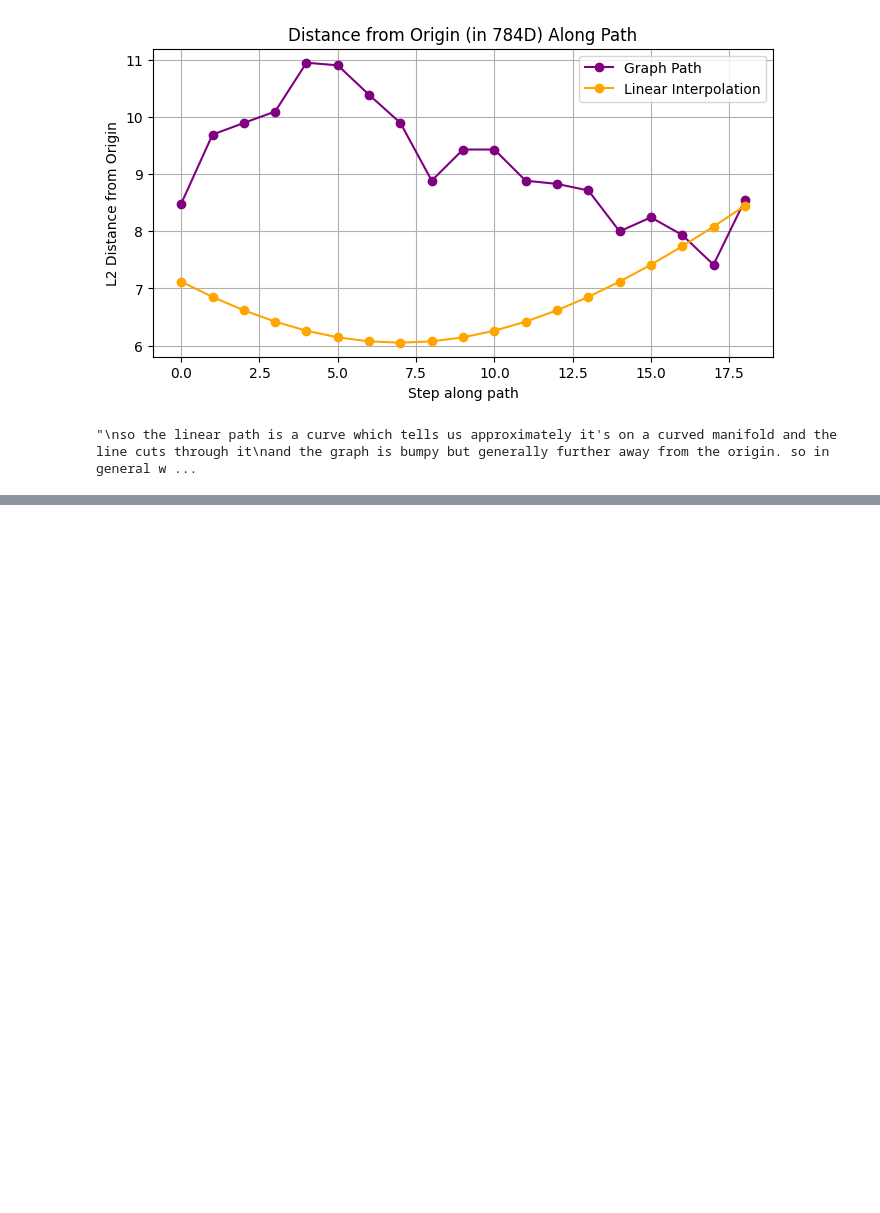
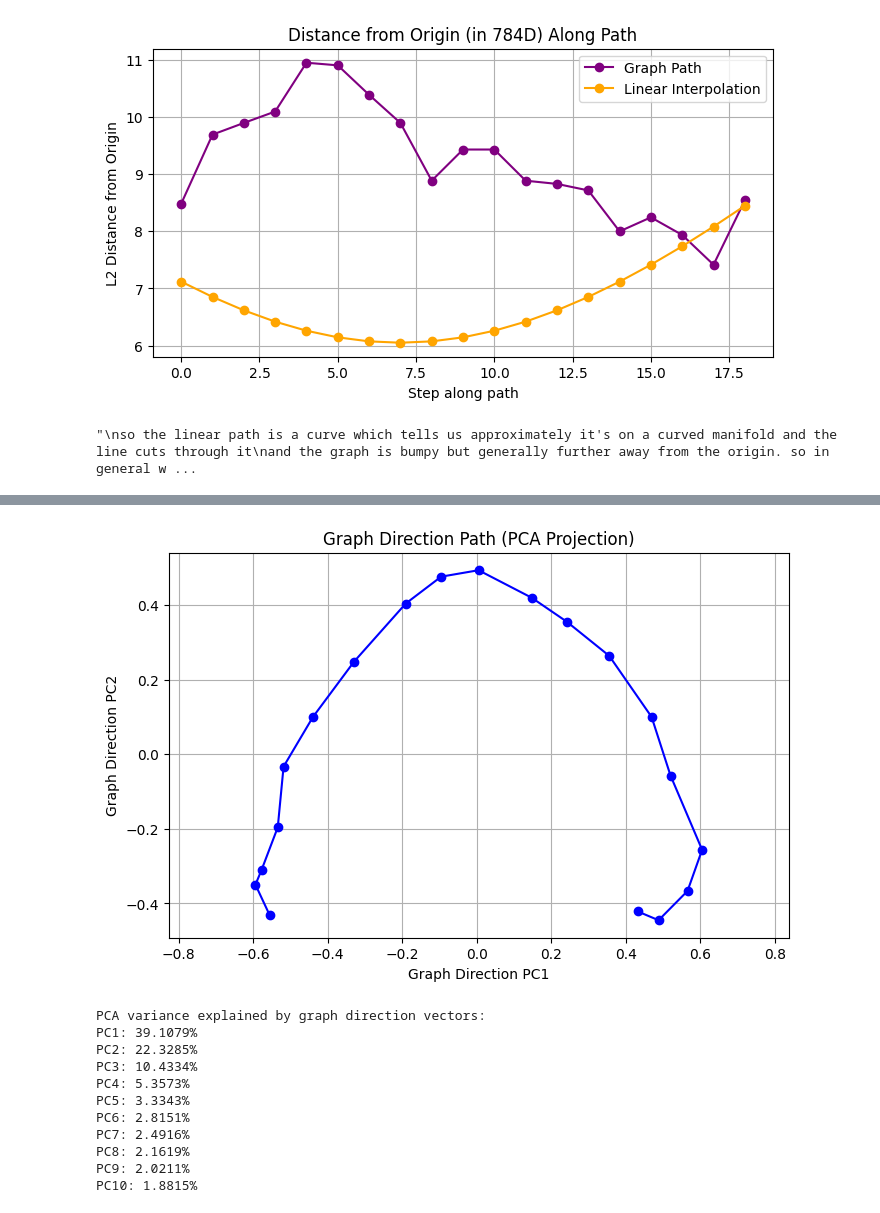
Before and after one commit to Antel0pe/SpaceOfMNIST-Digits, a Jupyter notebook: ExploringDimensions.ipynb, the cells around one changed output, grey strips where cells are left out. Drawn from its saved outputs; the diff is of its cells as text; code cells hidden in the pictures; blank space fills up the shorter version.

```diff
--- a/ExploringDimensions.ipynb
+++ b/ExploringDimensions.ipynb
@@ -892,0 +978,45 @@ that the manifold is further away on the edges of the 784d space
+# %%
+import numpy as np
+import matplotlib.pyplot as plt
+from sklearn.decomposition import PCA
+
+def plot_graph_direction_pca(graph_interp_vectors):
+    graph = np.stack(graph_interp_vectors)
+
+    # Normalize graph vectors to unit length (direction from origin)
+    graph_dirs = graph / np.linalg.norm(graph, axis=1, keepdims=True)
+
+    # Run PCA on the graph directions only
+    pca = PCA(n_components=10)
+    graph_proj = pca.fit_transform(graph_dirs)
+
+    # Plot the first two components
+    plt.figure(figsize=(8, 5))
+    plt.plot(graph_proj[:, 0], graph_proj[:, 1], '-o', color='blue')
+    plt.title("Graph Direction Path (PCA Projection)")
+    plt.xlabel("Graph Direction PC1")
+    plt.ylabel("Graph Direction PC2")
+    plt.grid(True)
+    plt.axis('equal')
+    plt.show()
+
+    # Print variance explained
+    print("PCA variance explained by graph direction vectors:")
+    for i, var in enumerate(pca.explained_variance_ratio_[:10]):
+        print(f"PC{i+1}: {var * 100:.4f}%")
+
+    return graph_proj, pca
+graph_dir_proj, graph_dir_pca = plot_graph_direction_pca(graph_interp_vectors)
+# %% [output]
+[figure, added]
+PCA variance explained by graph direction vectors:
+PC1: 39.1079%
+PC2: 22.3285%
+PC3: 10.4334%
+PC4: 5.3573%
+PC5: 3.3343%
+PC6: 2.8151%
+PC7: 2.4916%
+PC8: 2.1619%
+PC9: 2.0211%
+PC10: 1.8815%
```
Also changed, not shown: parts of 14 cells of this notebook.
